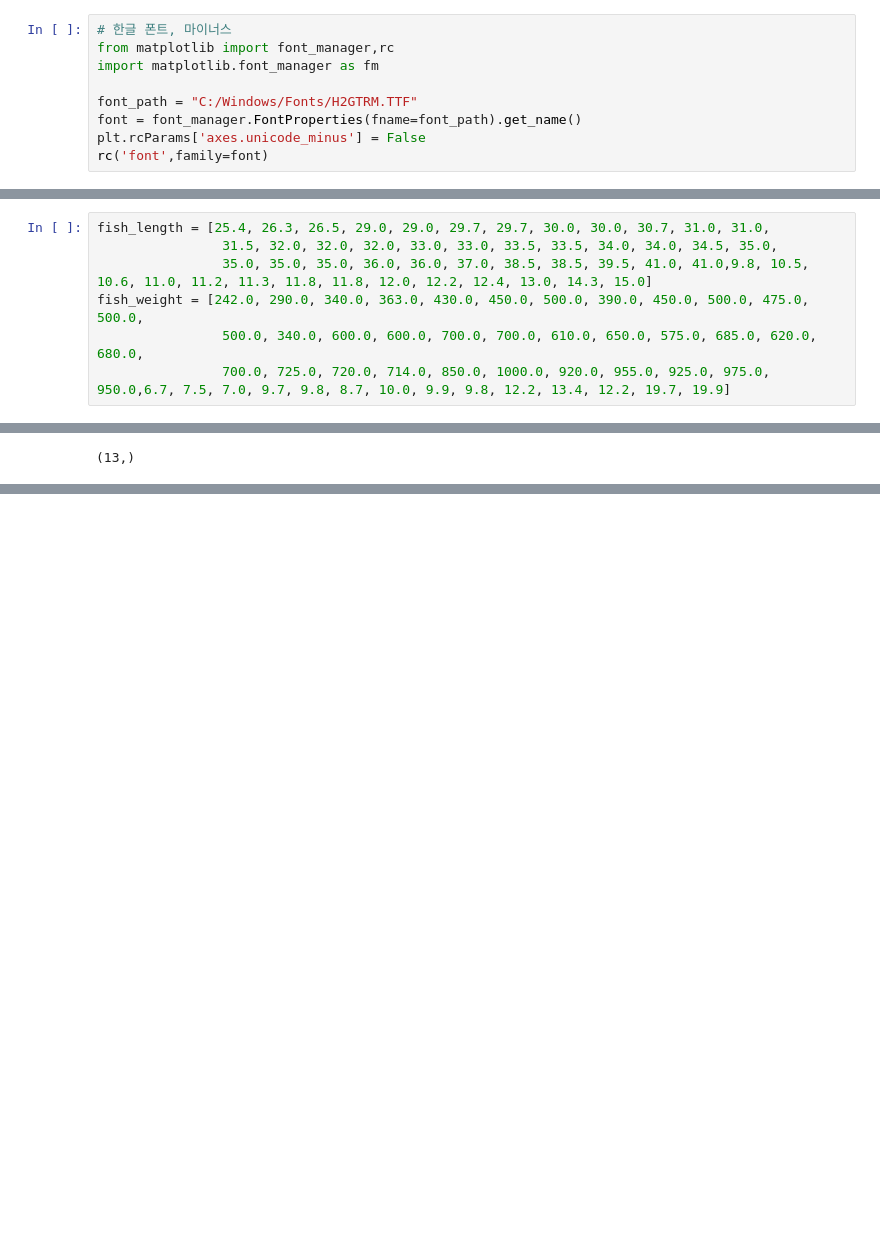
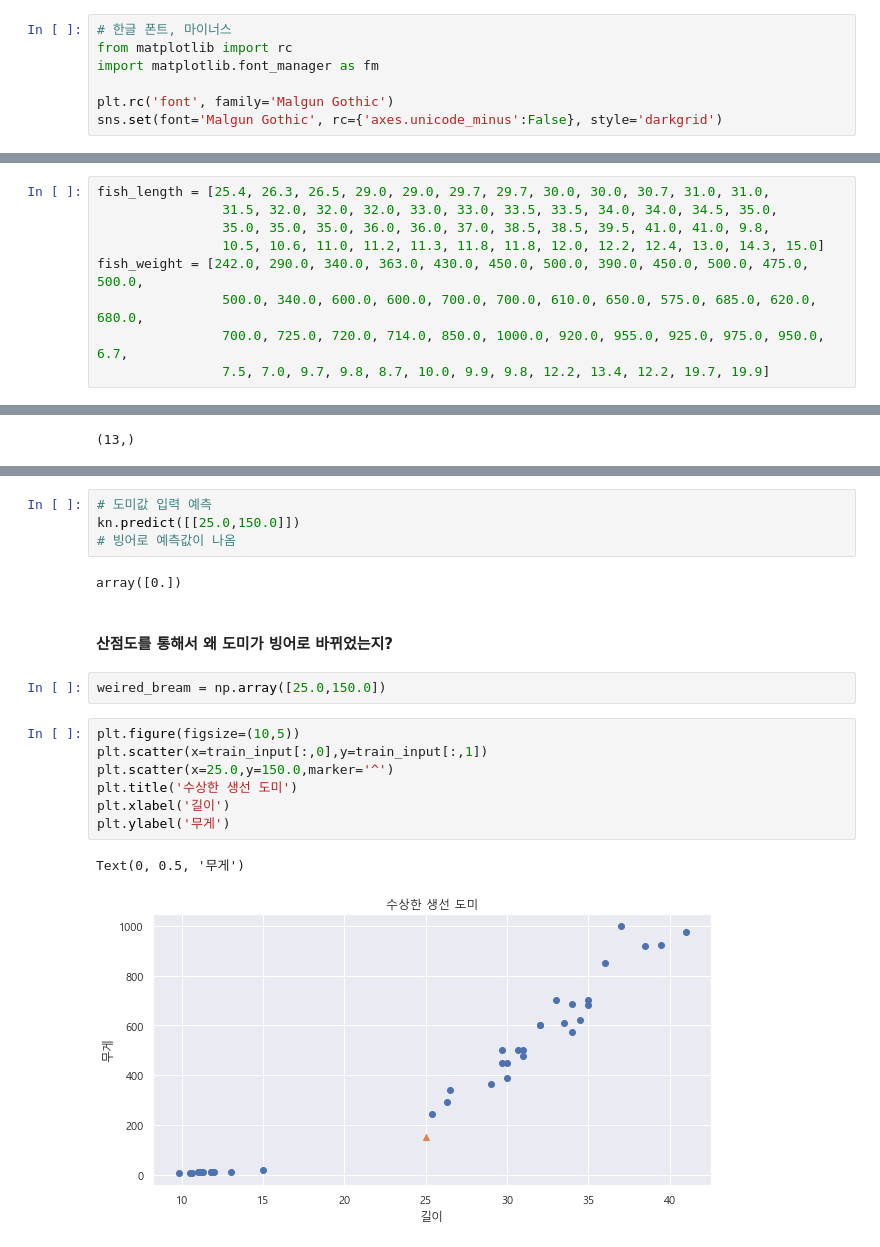
Before and after one commit to PLAYseung/study_ML, a Jupyter notebook: machin_learning/data_handling.ipynb, the cells around one changed output, grey strips where cells are left out. Saved outputs shown, nothing was run; the diff lists cells and outputs as text; blank space fills up the shorter version.

```diff
--- a/machin_learning/data_handling.ipynb
+++ b/machin_learning/data_handling.ipynb
@@ -12,13 +12,11 @@ import statsmodels.api as sm
 import sklearn as sk
 # %%
 # 한글 폰트, 마이너스
-from matplotlib import font_manager,rc
+from matplotlib import rc
 import matplotlib.font_manager as fm
 
-font_path = "C:/Windows/Fonts/H2GTRM.TTF"
-font = font_manager.FontProperties(fname=font_path).get_name()
-plt.rcParams['axes.unicode_minus'] = False
-rc('font',family=font)
+plt.rc('font', family='Malgun Gothic')
+sns.set(font='Malgun Gothic', rc={'axes.unicode_minus':False}, style='darkgrid')
 # %%
 # column_stack() ~= Pandas.DataFrame()
 np.column_stack(([1,2,3],[4,5,6]))
@@ -29,10 +27,12 @@ array([[1, 4],
 # %%
 fish_length = [25.4, 26.3, 26.5, 29.0, 29.0, 29.7, 29.7, 30.0, 30.0, 30.7, 31.0, 31.0,
                 31.5, 32.0, 32.0, 32.0, 33.0, 33.0, 33.5, 33.5, 34.0, 34.0, 34.5, 35.0,
-                35.0, 35.0, 35.0, 36.0, 36.0, 37.0, 38.5, 38.5, 39.5, 41.0, 41.0,9.8, 10.5, 10.6, 11.0, 11.2, 11.3, 11.8, 11.8, 12.0, 12.2, 12.4, 13.0, 14.3, 15.0]
+                35.0, 35.0, 35.0, 36.0, 36.0, 37.0, 38.5, 38.5, 39.5, 41.0, 41.0, 9.8,
+                10.5, 10.6, 11.0, 11.2, 11.3, 11.8, 11.8, 12.0, 12.2, 12.4, 13.0, 14.3, 15.0]
 fish_weight = [242.0, 290.0, 340.0, 363.0, 430.0, 450.0, 500.0, 390.0, 450.0, 500.0, 475.0, 500.0,
                 500.0, 340.0, 600.0, 600.0, 700.0, 700.0, 610.0, 650.0, 575.0, 685.0, 620.0, 680.0,
-                700.0, 725.0, 720.0, 714.0, 850.0, 1000.0, 920.0, 955.0, 925.0, 975.0, 950.0,6.7, 7.5, 7.0, 9.7, 9.8, 8.7, 10.0, 9.9, 9.8, 12.2, 13.4, 12.2, 19.7, 19.9]
+                700.0, 725.0, 720.0, 714.0, 850.0, 1000.0, 920.0, 955.0, 925.0, 975.0, 950.0, 6.7,
+                7.5, 7.0, 9.7, 9.8, 8.7, 10.0, 9.9, 9.8, 12.2, 13.4, 12.2, 19.7, 19.9]
 # %%
 # [[l,w] for l,w in zip(fish_length,fish_weight)] 사용 x
 fish_data = np.column_stack((fish_length,fish_weight))
@@ -87,0 +100,20 @@ test_target.shape
+# %%
+# 도미값 입력 예측
+kn.predict([[25.0,150.0]])
+# 빙어로 예측값이 나옴
+# %% [output]
+array([0.])
+# %% [markdown]
+#### 산점도를 통해서 왜 도미가 빙어로 바뀌었는지?
+# %%
+weired_bream = np.array([25.0,150.0])
+# %%
+plt.figure(figsize=(10,5))
+plt.scatter(x=train_input[:,0],y=train_input[:,1])
+plt.scatter(x=25.0,y=150.0,marker='^')
+plt.title('수상한 생선 도미')
+plt.xlabel('길이')
+plt.ylabel('무게')
+# %% [output]
+Text(0, 0.5, '무게')
+[figure, added]
```
Also changed, not shown: parts of 36 cells of this notebook, 2 other files.
